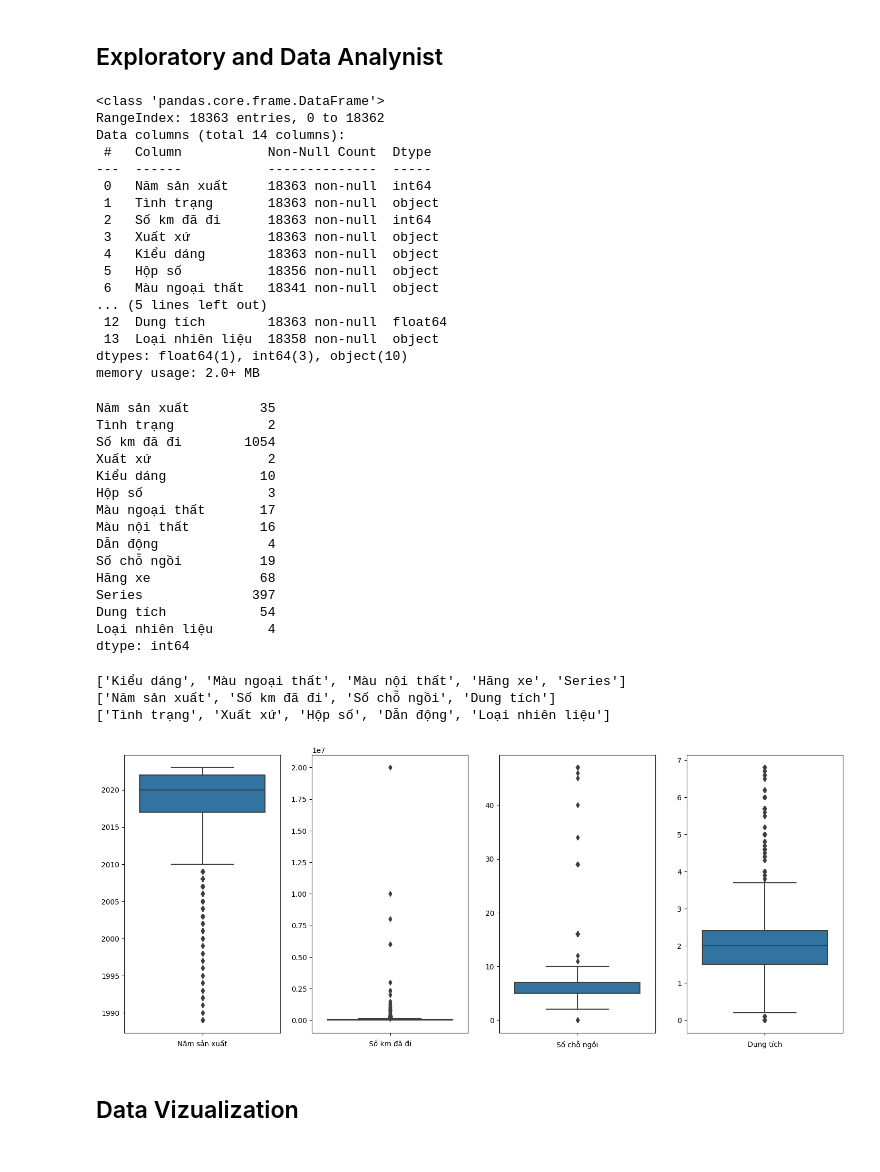
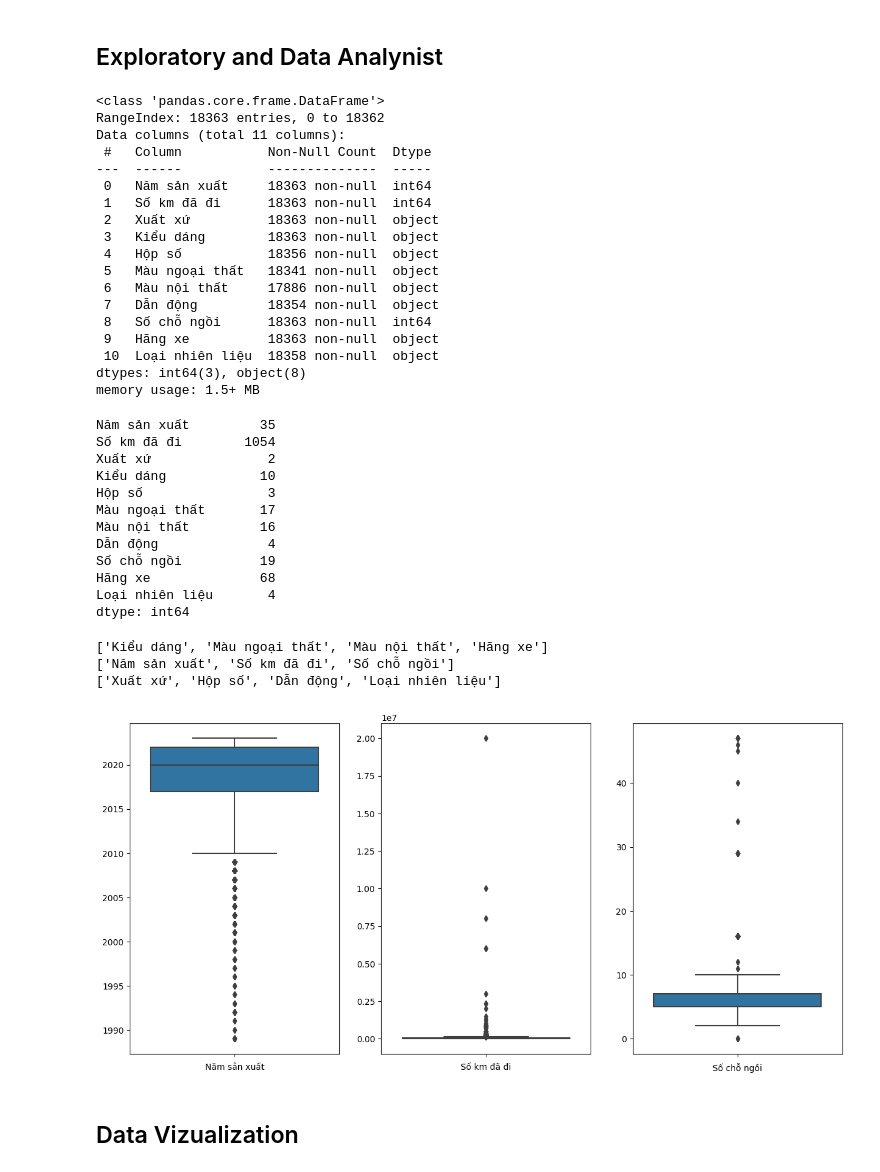
Before and after one commit to minhviet21/Car_Price_Prediction, a Jupyter notebook: Project.ipynb, the cells around one changed output. Cells and saved outputs as stored; diff of their text form; code cells hidden in the pictures.

```diff
--- a/Project.ipynb
+++ b/Project.ipynb
@@ -101,3 +103,7 @@ feature = data.drop('Giá xe', axis=1)
+# %%
+feature = feature.drop('Series', axis=1)
+feature = feature.drop('Dung tích', axis=1)
+feature = feature.drop('Tình trạng', axis=1)
 # %% [markdown]
 ## Exploratory and Data Analynist
 # %%
@@ -105,26 +111,26 @@ feature.info()
 # %% [output]
 <class 'pandas.core.frame.DataFrame'>
 RangeIndex: 18363 entries, 0 to 18362
-Data columns (total 14 columns):
+Data columns (total 11 columns):
  #   Column           Non-Null Count  Dtype
 ---  ------           --------------  -----
  0   Năm sản xuất     18363 non-null  int64
- 1   Tình trạng       18363 non-null  object
- 2   Số km đã đi      18363 non-null  int64
- 3   Xuất xứ          18363 non-null  object
- 4   Kiểu dáng        18363 non-null  object
- 5   Hộp số           18356 non-null  object
- 6   Màu ngoại thất   18341 non-null  object
-... (5 lines left out)
- 12  Dung tích        18363 non-null  float64
- 13  Loại nhiên liệu  18358 non-null  object
-dtypes: float64(1), int64(3), object(10)
-memory usage: 2.0+ MB
+ 1   Số km đã đi      18363 non-null  int64
+ 2   Xuất xứ          18363 non-null  object
+ 3   Kiểu dáng        18363 non-null  object
+ 4   Hộp số           18356 non-null  object
+ 5   Màu ngoại thất   18341 non-null  object
+ 6   Màu nội thất     17886 non-null  object
+ 7   Dẫn động         18354 non-null  object
+ 8   Số chỗ ngồi      18363 non-null  int64
+ 9   Hãng xe          18363 non-null  object
+ 10  Loại nhiên liệu  18358 non-null  object
+dtypes: int64(3), object(8)
+memory usage: 1.5+ MB
 # %%
 feature.nunique()
 # %% [output]
 Năm sản xuất         35
-Tình trạng            2
 Số km đã đi        1054
 Xuất xứ               2
 Kiểu dáng            10
@@ -134,8 +140,6 @@ Màu nội thất         16
 Dẫn động              4
 Số chỗ ngồi          19
 Hãng xe              68
-Series              397
-Dung tích            54
 Loại nhiên liệu       4
 dtype: int64
 # %%
@@ -154,20 +158,20 @@ print(str_numerical_cols)
 print(not_str_numerical_cols)
 print(categorical_cols)
 # %% [output]
-['Kiểu dáng', 'Màu ngoại thất', 'Màu nội thất', 'Hãng xe', 'Series']
-['Năm sản xuất', 'Số km đã đi', 'Số chỗ ngồi', 'Dung tích']
-['Tình trạng', 'Xuất xứ', 'Hộp số', 'Dẫn động', 'Loại nhiên liệu']
+['Kiểu dáng', 'Màu ngoại thất', 'Màu nội thất', 'Hãng xe']
+['Năm sản xuất', 'Số km đã đi', 'Số chỗ ngồi']
+['Xuất xứ', 'Hộp số', 'Dẫn động', 'Loại nhiên liệu']
 # %%
-fig, axes = plt.subplots(1, 4, figsize=(18, 7))
+fig, axes = plt.subplots(1, 3, figsize=(15, 7))
 for i in range(len(not_str_numerical_cols)):
     col = not_str_numerical_cols[i]
     sns.boxplot(y=feature[col], ax=axes[i])
 for i in range(len(not_str_numerical_cols)):
     axes[i].set_xlabel(not_str_numerical_cols[i])
     axes[i].set_ylabel("")
 plt.show()
 # %% [output]
-[figure, old version]
+[figure, new version]
 # %% [markdown]
 ## Data Vizualization
 # %%
```
Also changed, not shown: parts of 5 cells of this notebook.
